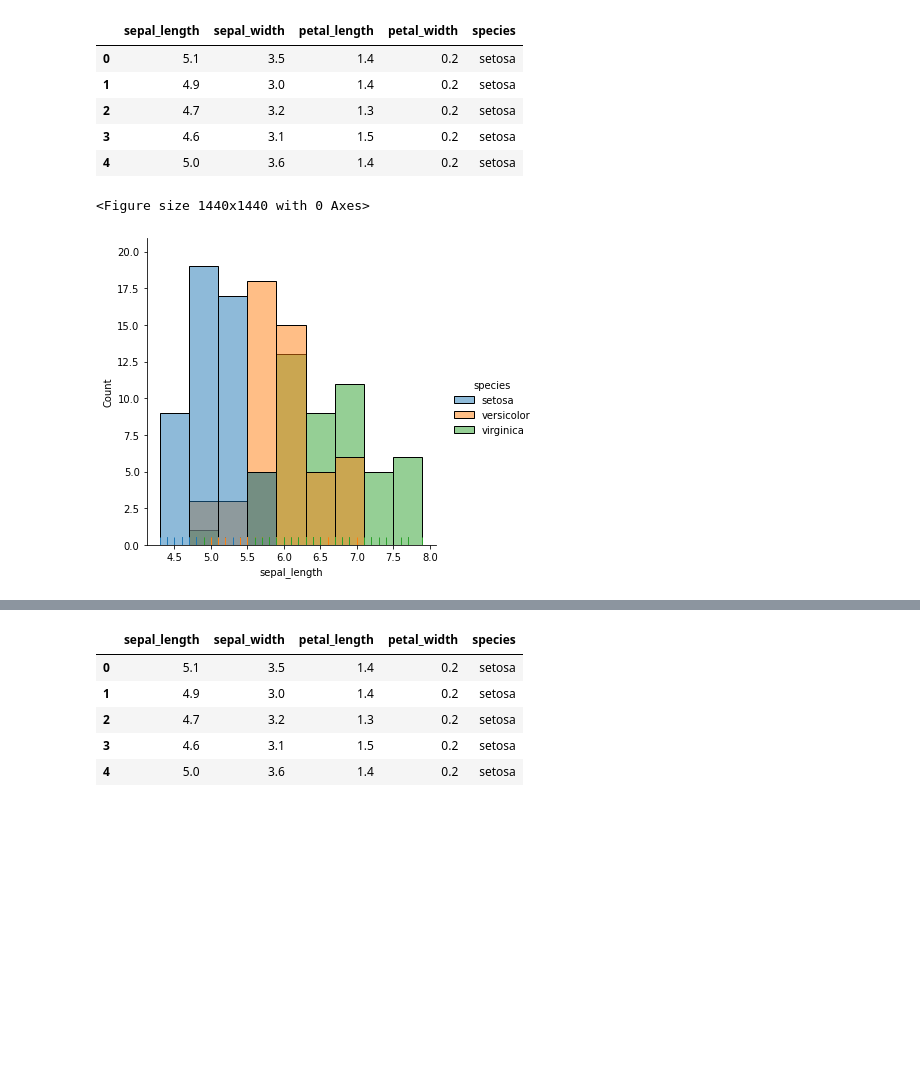
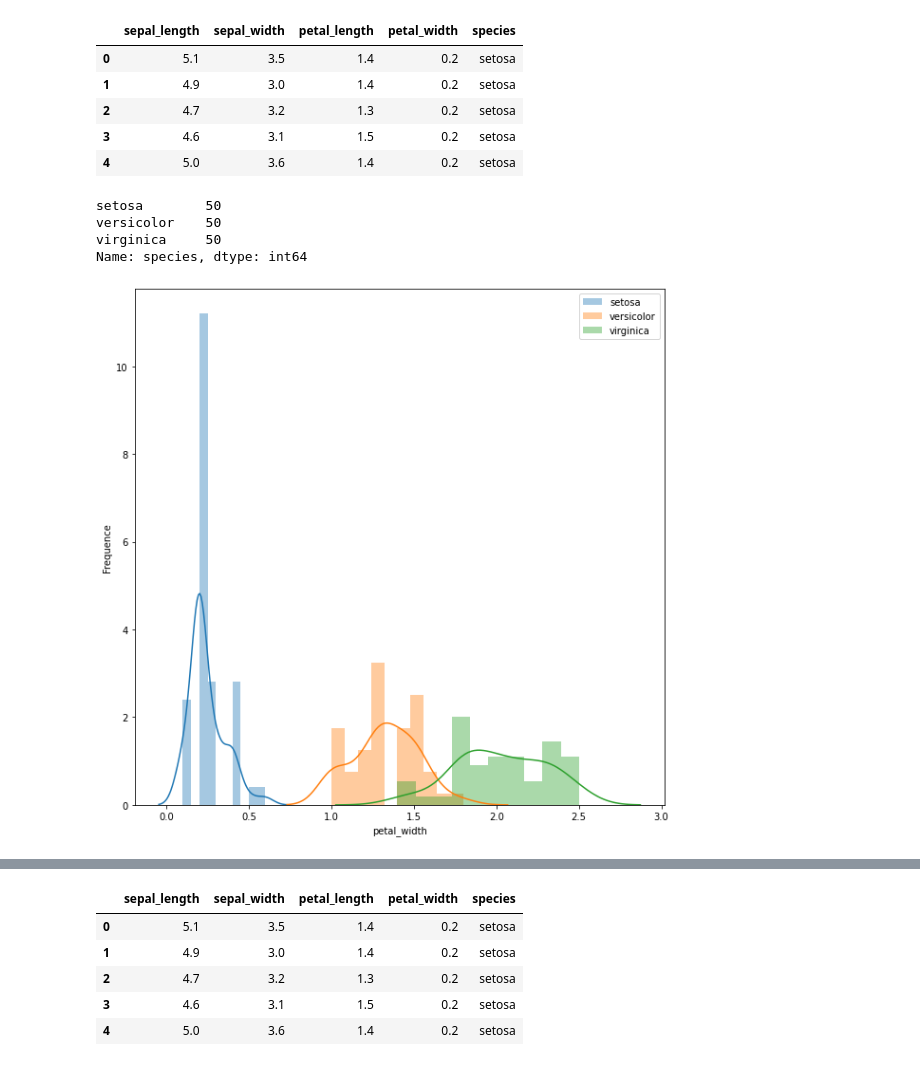
Before and after one commit to jcfl1/SOM-IrisDataset, a Jupyter notebook: SOM_IrisDataset.ipynb, the cells around one changed output, grey strips where cells are left out. Saved outputs shown, nothing was run; the diff lists cells and outputs as text; code cells hidden in the pictures; blank space fills up the shorter version.

```diff
--- a/SOM_IrisDataset.ipynb
+++ b/SOM_IrisDataset.ipynb
@@ -46,13 +37,23 @@ df.head()
 | 2 | 4.7 | 3.2 | 1.3 | 0.2 | setosa |
 | 3 | 4.6 | 3.1 | 1.5 | 0.2 | setosa |
 | 4 | 5.0 | 3.6 | 1.4 | 0.2 | setosa |
-# %%
-plt.figure(figsize=(20,20))
-sns.displot(data=df, x='sepal_length', hue='species', kind="hist", rug=True)
-plt.show()
-# %% [output]
-<Figure size 1440x1440 with 0 Axes>
-[figure, removed]
+# %%
+df['species'].value_counts()
+# %% [output]
+setosa        50
+versicolor    50
+virginica     50
+Name: species, dtype: int64
+# %%
+plt.figure(figsize=(10, 10))
+sns.distplot(df.loc[df['species']=='setosa']['petal_width'], label='setosa', bins=10)
+sns.distplot(df.loc[df['species']=='versicolor']['petal_width'], label='versicolor', bins=10)
+sns.distplot(df.loc[df['species']=='virginica']['petal_width'], label='virginica', bins=10)
+plt.legend()
+plt.ylabel('Frequence')
+plt.show()
+# %% [output]
+[figure, added]
 # %%
 sns.pairplot(df, hue='species')
 # %% [output]
```
Also changed, not shown: parts of 21 cells of this notebook, 1 other file.
